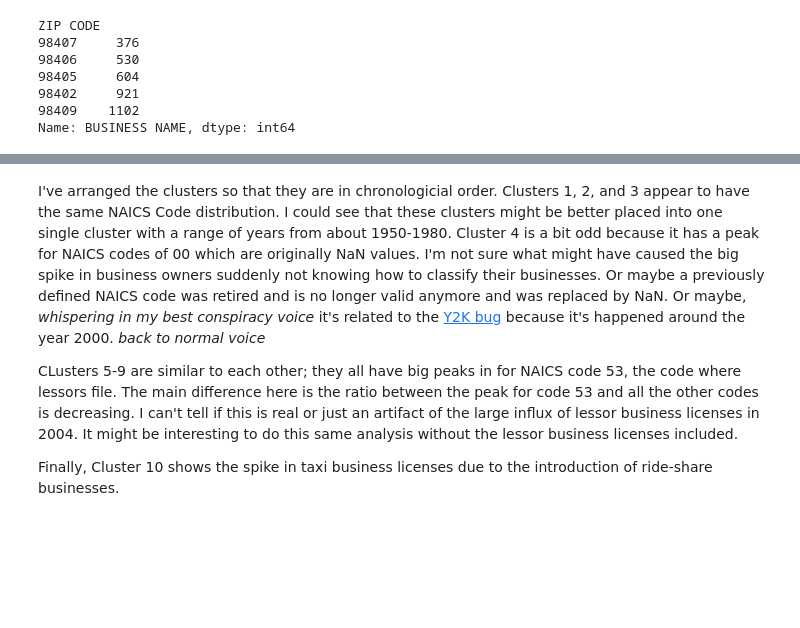
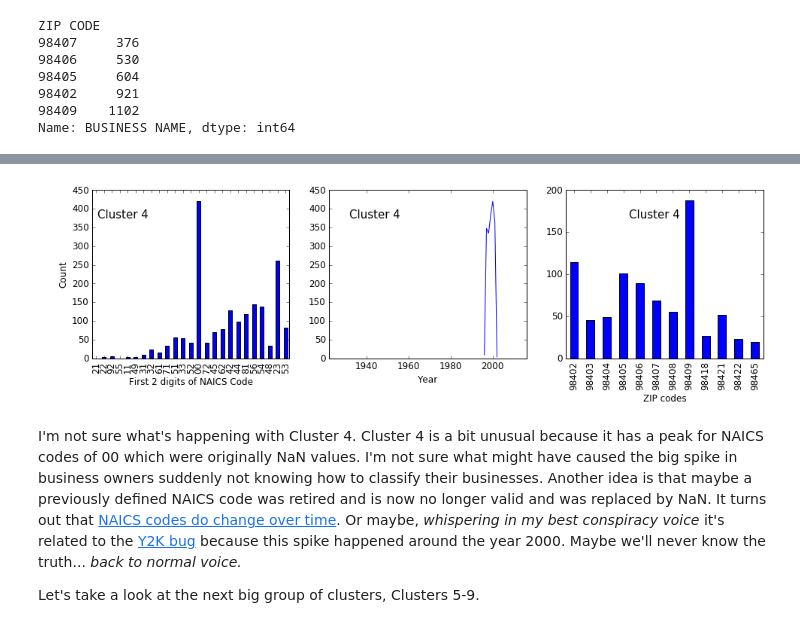
Before and after one commit to aurban8/aurban8_old.github.io, a Jupyter notebook: content/notebooks/tacoma_business_licenses.ipynb, the cells around one changed output, grey strips where cells are left out. Cells and saved outputs as stored; diff of their text form; code cells hidden in the pictures; blank space fills up the shorter version.

```diff
--- a/content/notebooks/tacoma_business_licenses.ipynb
+++ b/content/notebooks/tacoma_business_licenses.ipynb
@@ -478,6 +538,41 @@ for i in range(numplots):
+# %%
+# Visualize Cluster 4
+xaxisorderkeys = naics_keys
+xaxisorderyears = range(1922,2017)
+
+plt.figure(figsize = (16,4))  #w,h
+numplots = 1
+# Clusters arranged in approximate chronological order.
+plot_order = [3,5,0,7,4,8,9]
+top_zip = [98409,  98406 , 98409, 98405, 98409, 98408, 98409]
+for i in range(numplots):
+    clustername = 'Cluster ' + str(i+4)
+    current_cluster = bl[bl['cluster_num']==plot_order[i]]
+
+    plt.subplot(numplots, 3, (i+2*i)+1)
+    current_cluster['NAICS CODE FIRST TWO'].value_counts().reindex(xaxisorderkeys).plot(
+        kind='bar', fontsize = 12)
+    plt.ylabel('Count', fontsize = 12)
+    plt.xlabel('First 2 digits of NAICS Code', fontsize = 12)
+    plt.text(-0.07,0.36-0.34*i,clustername, horizontalalignment='center',
+             verticalalignment='center',transform=ax.transAxes, fontsize = 15)
+
+    plt.subplot(numplots, 3, (i+2*i)+2)
+    current_cluster['BUSINESS OPEN YEAR'].value_counts().reindex(xaxisorderyears).plot(
+        kind='line', fontsize = 12)
+    plt.xlabel('Year', fontsize = 12)
+    plt.text(0.2,0.36-0.34*i,clustername, horizontalalignment='center',
+             verticalalignment='center',transform=ax.transAxes, fontsize = 15)
+
+    plt.subplot(numplots, 3, (i+2*i)+3)
+    current_cluster['ZIP CODE 5 int'].value_counts().reindex(tacoma_zip_codes).plot(
+        kind='bar', fontsize = 12)
+    plt.xlabel('ZIP codes', fontsize = 12)
+    plt.text(0.5,0.36-0.34*i,clustername, horizontalalignment='center',
+             verticalalignment='center',transform=ax.transAxes, fontsize = 15)
+# %% [output]
+[figure, added]
 # %% [markdown]
-I've arranged the clusters so that they are in chronologicial order. Clusters 1, 2, and 3 appear to have the same NAICS Code distribution. I could see that these clusters might be better placed into one single cluster with a range of years from about 1950-1980. Cluster 4 is a bit odd because it has a peak for NAICS codes of 00 which are originally NaN values. I'm not sure what might have caused the big spike in business owners suddenly not knowing how to classify their businesses. Or maybe a previously defined NAICS code was retired and is no longer valid anymore and was replaced by NaN.  Or maybe, *whispering in my best conspiracy voice* it's related to the [Y2K bug](https://en.wikipedia.org/wiki/Year_2000_problem) because it's happened around the year 2000. *back to normal voice*
+I'm not sure what's happening with Cluster 4.  Cluster 4 is a bit unusual because it has a peak for NAICS codes of 00 which were originally NaN values. I'm not sure what might have caused the big spike in business owners suddenly not knowing how to classify their businesses. Another idea is that maybe a previously defined NAICS code was retired and is now no longer valid and was replaced by NaN.  It turns out that [NAICS codes do change over time](https://www.census.gov/eos/www/naics/faqs/faqs.html#q15). Or maybe, *whispering in my best conspiracy voice* it's related to the [Y2K bug](https://en.wikipedia.org/wiki/Year_2000_problem) because this spike happened around the year 2000. Maybe we'll never know the truth... *back to normal voice.*
 
-CLusters 5-9 are similar to each other; they all have big peaks in for NAICS code 53, the code where lessors file. The main difference here is the ratio between the peak for code 53 and all the other codes is decreasing. I can't tell if this is real or just an artifact of the large influx of lessor business licenses in 2004. It might be interesting to do this same analysis without the lessor business licenses included.
-
-Finally, Cluster 10 shows the spike in taxi business licenses due to the introduction of ride-share businesses.
+Let's take a look at the next big group of clusters, Clusters 5-9.
```
Also changed, not shown: parts of 26 cells of this notebook, 4 other files.
